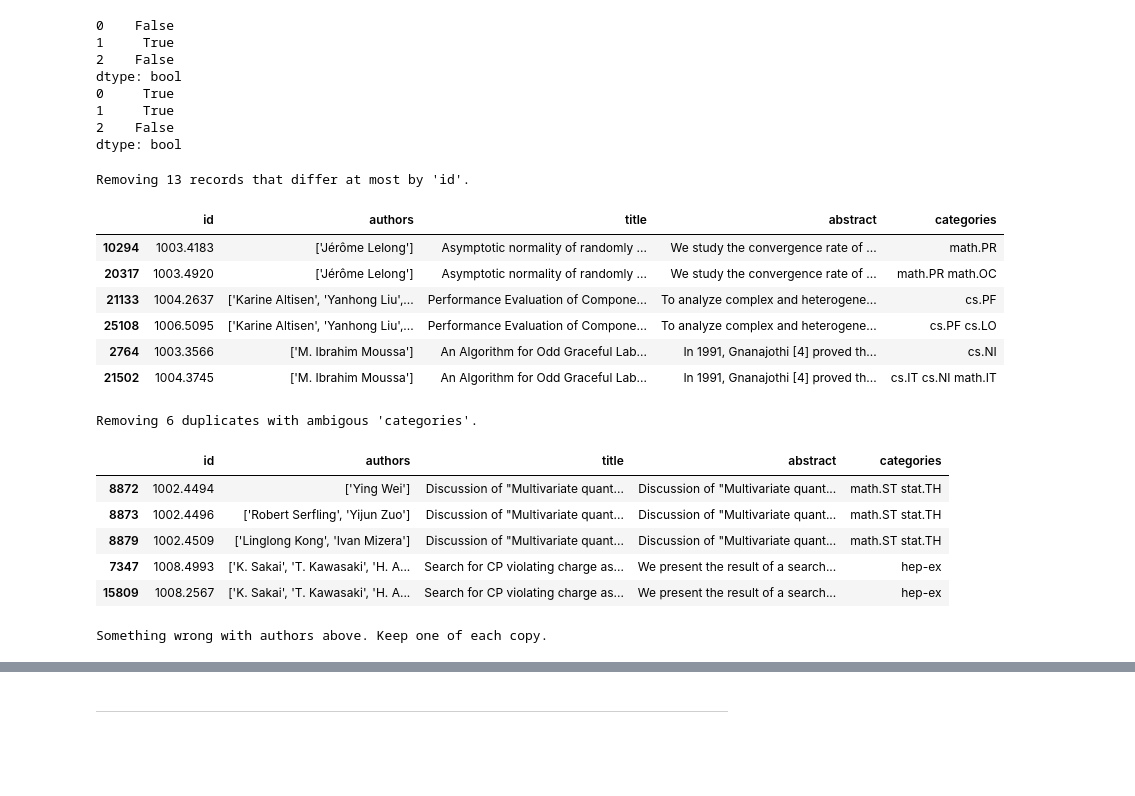
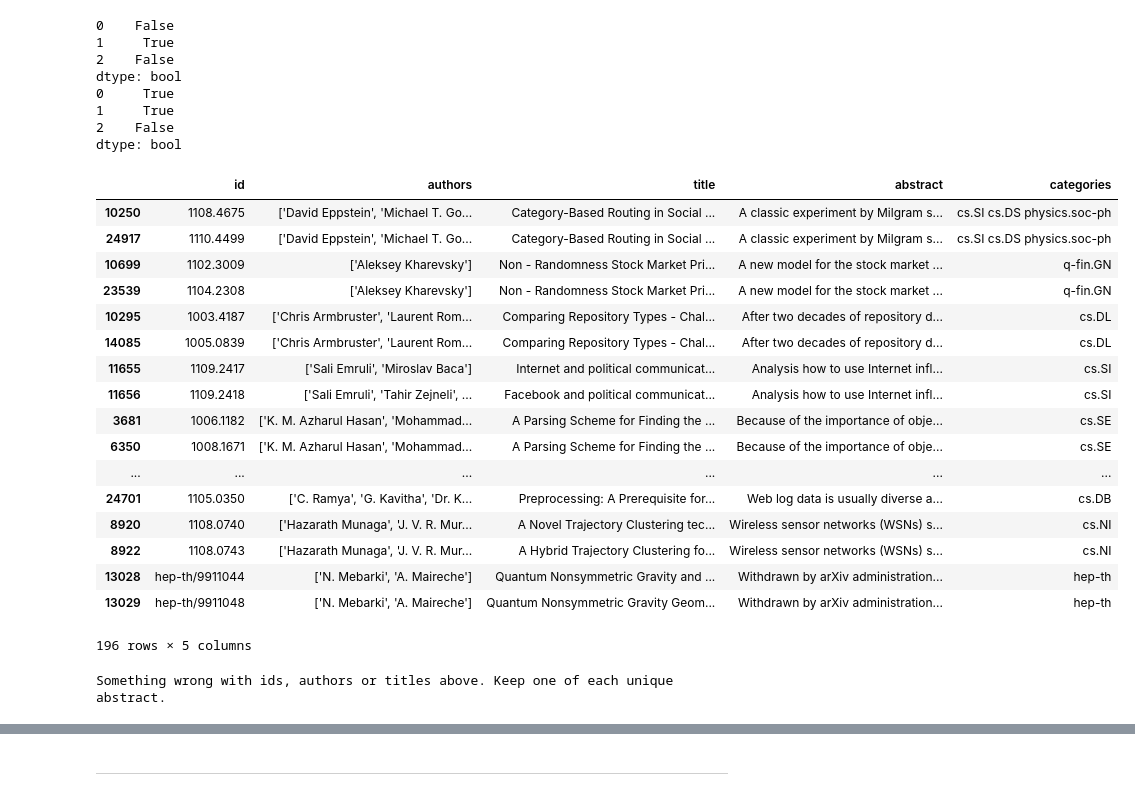
Before and after one commit to olszewskip/ArXiv_Classifier, a Jupyter notebook: arXiv_explore.ipynb, the cells around one changed output, grey strips where cells are left out. Cells and saved outputs as stored; diff of their text form; code cells hidden in the pictures; blank space fills up the shorter version.

Commit message:
Nicely cleaned up data

```diff
--- a/arXiv_explore.ipynb
+++ b/arXiv_explore.ipynb
@@ -10,7 +10,8 @@ import matplotlib.pyplot as plt
 # %% [markdown]
 ## Load the data
 # %%
-dir_ = os.path.join("data", "arXivMeta_sample")
+dir_ = os.path.join("data", "arXivMeta_example")
+#dir_ = os.path.join("data", "arXivMeta_sample")
 
 file_list = []
 for file in os.listdir(dir_):
@@ -73,5 +78,5 @@ Let's just decide that abstracts shorter than 160 characters are noice rather th
 # %%
-tresh = 160
+tresh = 100
 print("Removing", sum(all_data.abstract.str.len() < tresh), f"records with abstracts shorter than {tresh}")
 all_data = all_data.loc[all_data.abstract.str.len() > tresh]
 # %% [output]
@@ -109,55 +114,38 @@ dtype: bool
 1     True
 2    False
 dtype: bool
-# %%
-# Back to our data. Remove duplicates where only 'id' is different. (keep=True)
-
-subset = ['authors','title', 'abstract','categories']
-duplicates_count = sum(all_data.duplicated(subset=subset))
-print(f"Removing {duplicates_count} records that differ at most by 'id'.")
-all_data = all_data.drop_duplicates(subset=subset)
-# %% [output]
-Removing 13 records that differ at most by 'id'.
-# %%
-# Now, there are records where authors, title and abstract are the same but categories are different.
-subset=['authors','title', 'abstract']
-wrong_cats = all_data[all_data.duplicated(subset=subset, keep=False)]
-
-# One may examine them out of curiosity
-display(pd.concat(g for _, g in wrong_cats.groupby(subset) ))
-
-# We will just ignore them all, since they are ambigous for our purpose and there's few of them. (keep=False)
-print(f"Removing {len(wrong_cats)} duplicates with ambigous 'categories'.")
-all_data = all_data.drop_duplicates(subset=subset, keep=False)
-# %% [output]
-|  | id | authors | title | abstract | categories |
-| 10294 | 1003.4183 | ['Jérôme Lelong'] | Asymptotic normality of randomly ... | We study the convergence rate of ... | math.PR |
-| 20317 | 1003.4920 | ['Jérôme Lelong'] | Asymptotic normality of randomly ... | We study the convergence rate of ... | math.PR math.OC |
-| 21133 | 1004.2637 | ['Karine Altisen', 'Yanhong Liu',... | Performance Evaluation of Compone... | To analyze complex and heterogene... | cs.PF |
-| 25108 | 1006.5095 | ['Karine Altisen', 'Yanhong Liu',... | Performance Evaluation of Compone... | To analyze complex and heterogene... | cs.PF cs.LO |
-| 2764 | 1003.3566 | ['M. Ibrahim Moussa'] | An Algorithm for Odd Graceful Lab... | In 1991, Gnanajothi [4] proved th... | cs.NI |
-| 21502 | 1004.3745 | ['M. Ibrahim Moussa'] | An Algorithm for Odd Graceful Lab... | In 1991, Gnanajothi [4] proved th... | cs.IT cs.NI math.IT |
-Removing 6 duplicates with ambigous 'categories'.
 # %%
-# It's less clear what to do when different authors have articles with identical titles, abstracts and categories.
+# Back to our data.
+# There are entries with duplicated abstracts and matching categories.
+# The fact that they may have differing titles and authors is fishy but
+# it's probably due to typo in the title or added authors
 
-# They may actually be originating from genuinly different articles,
-# but in such case the repeated abstract is probably not very informative
-# in the first place, e.g. ["1002.4494", "1002.4496", "1002.4509"].
-# They may also be a product of a single project, e.g. ["1008.4993", "1008.2567"]
+subset=['abstract', 'categories']
+duplicates_1 = all_data[all_data.duplicated(subset=subset, keep=False)]
+display(pd.concat(g for _, g in duplicates_1.groupby(subset) ))
 
-subset=['title', 'abstract', 'categories']
-wrong_auth = all_data[all_data.duplicated(subset=subset, keep=False)]
-display(pd.concat(g for _, g in wrong_auth.groupby(subset) ))
+# This data represents unambiguous mapping from abstracts to categories
+# so we want to retain one entry from each bunch of duplicates
 
-# We will keep one copy of such duplicates
-print(f"Something wrong with authors above. Keep one of each copy.")
+print(f"Something wrong with ids, authors or titles above. Keep one of each unique abstract.")
 all_data = all_data.drop_duplicates(subset=subset)
 # %% [output]
 |  | id | authors | title | abstract | categories |
-| 8872 | 1002.4494 | ['Ying Wei'] | Discussion of "Multivariate quant... | Discussion of "Multivariate quant... | math.ST stat.TH |
-| 8873 | 1002.4496 | ['Robert Serfling', 'Yijun Zuo'] | Discussion of "Multivariate quant... | Discussion of "Multivariate quant... | math.ST stat.TH |
-| 8879 | 1002.4509 | ['Linglong Kong', 'Ivan Mizera'] | Discussion of "Multivariate quant... | Discussion of "Multivariate quant... | math.ST stat.TH |
-| 7347 | 1008.4993 | ['K. Sakai', 'T. Kawasaki', 'H. A... | Search for CP violating charge as... | We present the result of a search... | hep-ex |
-| 15809 | 1008.2567 | ['K. Sakai', 'T. Kawasaki', 'H. A... | Search for CP violating charge as... | We present the result of a search... | hep-ex |
+| 10250 | 1108.4675 | ['David Eppstein', 'Michael T. Go... | Category-Based Routing in Social ... | A classic experiment by Milgram s... | cs.SI cs.DS physics.soc-ph |
+| 24917 | 1110.4499 | ['David Eppstein', 'Michael T. Go... | Category-Based Routing in Social ... | A classic experiment by Milgram s... | cs.SI cs.DS physics.soc-ph |
+| 10699 | 1102.3009 | ['Aleksey Kharevsky'] | Non - Randomness Stock Market Pri... | A new model for the stock market ... | q-fin.GN |
+| 23539 | 1104.2308 | ['Aleksey Kharevsky'] | Non - Randomness Stock Market Pri... | A new model for the stock market ... | q-fin.GN |
+| 10295 | 1003.4187 | ['Chris Armbruster', 'Laurent Rom... | Comparing Repository Types - Chal... | After two decades of repository d... | cs.DL |
+| 14085 | 1005.0839 | ['Chris Armbruster', 'Laurent Rom... | Comparing Repository Types - Chal... | After two decades of repository d... | cs.DL |
+| 11655 | 1109.2417 | ['Sali Emruli', 'Miroslav Baca'] | Internet and political communicat... | Analysis how to use Internet infl... | cs.SI |
+| 11656 | 1109.2418 | ['Sali Emruli', 'Tahir Zejneli', ... | Facebook and political communicat... | Analysis how to use Internet infl... | cs.SI |
+| 3681 | 1006.1182 | ['K. M. Azharul Hasan', 'Mohammad... | A Parsing Scheme for Finding the ... | Because of the importance of obje... | cs.SE |
+| 6350 | 1008.1671 | ['K. M. Azharul Hasan', 'Mohammad... | A Parsing Scheme for Finding the ... | Because of the importance of obje... | cs.SE |
+| ... | ... | ... | ... | ... | ... |
+| 24701 | 1105.0350 | ['C. Ramya', 'G. Kavitha', 'Dr. K... | Preprocessing: A Prerequisite for... | Web log data is usually diverse a... | cs.DB |
+| 8920 | 1108.0740 | ['Hazarath Munaga', 'J. V. R. Mur... | A Novel Trajectory Clustering tec... | Wireless sensor networks (WSNs) s... | cs.NI |
+| 8922 | 1108.0743 | ['Hazarath Munaga', 'J. V. R. Mur... | A Hybrid Trajectory Clustering fo... | Wireless sensor networks (WSNs) s... | cs.NI |
+| 13028 | hep-th/9911044 | ['N. Mebarki', 'A. Maireche'] | Quantum Nonsymmetric Gravity and ... | Withdrawn by arXiv administration... | hep-th |
+| 13029 | hep-th/9911048 | ['N. Mebarki', 'A. Maireche'] | Quantum Nonsymmetric Gravity Geom... | Withdrawn by arXiv administration... | hep-th |
-Something wrong with authors above. Keep one of each copy.
+196 rows × 5 columns
+Something wrong with ids, authors or titles above. Keep one of each unique abstract.
```
Also changed, not shown: parts of 54 cells of this notebook.
